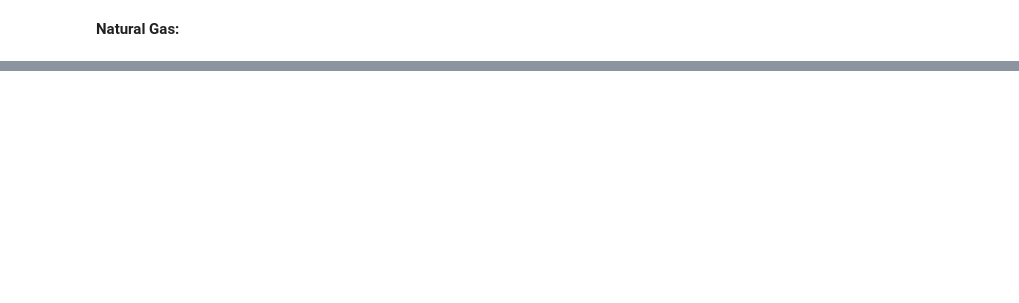
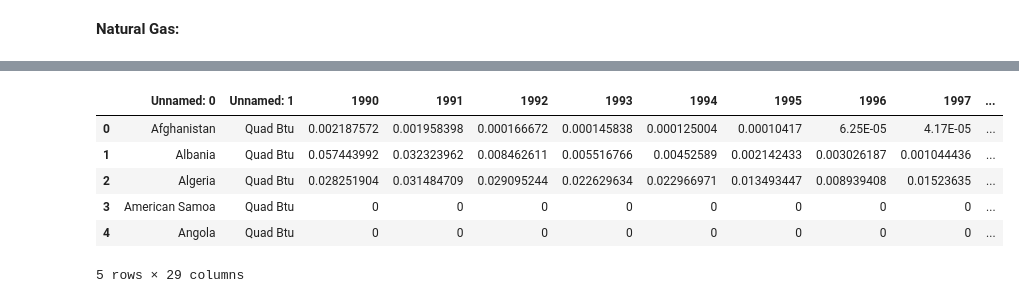
Before and after one commit to mkung8889/etl_project, a Jupyter notebook: etl_code.ipynb, the cells around one changed output, grey strips where cells are left out. Saved outputs shown, nothing was run; the diff lists cells and outputs as text; code cells hidden in the pictures; blank space fills up the shorter version.

```diff
--- a/etl_code.ipynb
+++ b/etl_code.ipynb
@@ -153,0 +214,13 @@ Natural_Gas_Consumption_EIA_df.to_sql(name='EnergyConsumptionEIA', con=engine, i
+# %%
+# EIA data
+EIA_coal ="Resources/EIA_International_Data.csv"
+EIA_coal_data = pd.read_csv(EIA_coal)
+EIA_coal_data.head()
+# %% [output]
+|  | Unnamed: 0 | Unnamed: 1 | 1990 | 1991 | 1992 | 1993 | 1994 | 1995 | 1996 | 1997 | ... |
+| 0 | Afghanistan | Quad Btu | 0.002187572 | 0.001958398 | 0.000166672 | 0.000145838 | 0.000125004 | 0.00010417 | 6.25E-05 | 4.17E-05 | ... |
+| 1 | Albania | Quad Btu | 0.057443992 | 0.032323962 | 0.008462611 | 0.005516766 | 0.00452589 | 0.002142433 | 0.003026187 | 0.001044436 | ... |
+| 2 | Algeria | Quad Btu | 0.028251904 | 0.031484709 | 0.029095244 | 0.022629634 | 0.022966971 | 0.013493447 | 0.008939408 | 0.01523635 | ... |
+| 3 | American Samoa | Quad Btu | 0 | 0 | 0 | 0 | 0 | 0 | 0 | 0 | ... |
+| 4 | Angola | Quad Btu | 0 | 0 | 0 | 0 | 0 | 0 | 0 | 0 | ... |
+5 rows × 29 columns
```
Also changed, not shown: parts of 25 cells of this notebook, 1 other file.
